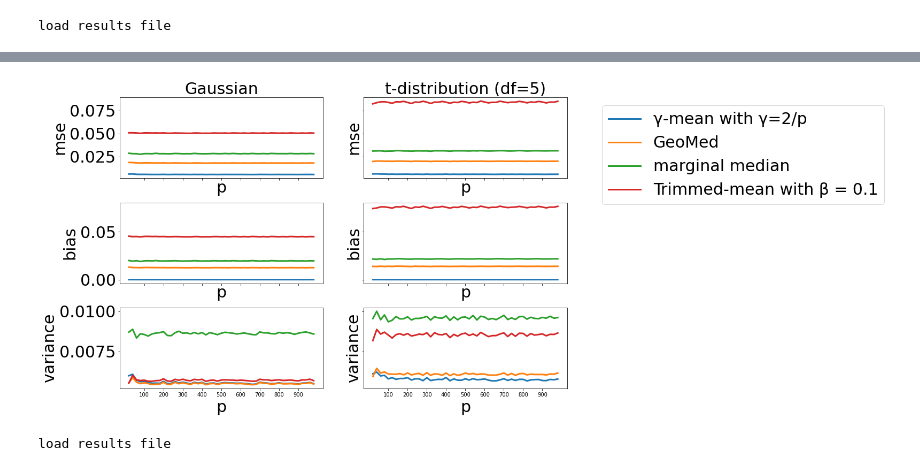
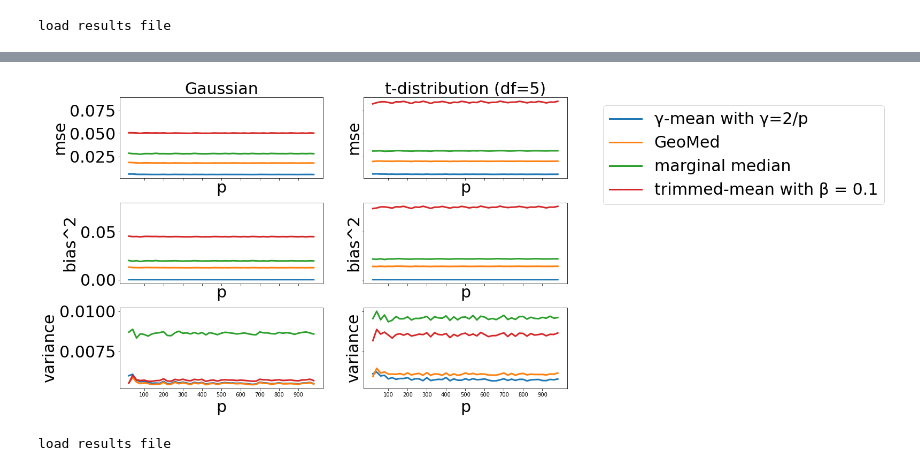
Before and after one commit to CenjhihLi/robust_federated_learning, a Jupyter notebook: aggreagtors_simulation.ipynb, the cells around one changed output, grey strips where cells are left out. Saved outputs shown, nothing was run; the diff lists cells and outputs as text; code cells hidden in the pictures.

```diff
--- a/aggreagtors_simulation.ipynb
+++ b/aggreagtors_simulation.ipynb
@@ -70,7 +73,7 @@ def bias(y_pred, y_true):
     y_true: (p,)
     """
     return np.square(np.subtract(np.mean(y_pred, axis = 0),y_true)).mean()
-bias.__name__="bias"
+bias.__name__="bias^2"
 
 def mse(y_pred, y_true):
     """
@@ -403,31 +404,31 @@ fig.savefig('plot/scenario1_alpha_01.png', format='png', bbox_inches='tight')
 # %%
 #plot the comparison of aggregators
 fig, axs = plt.subplots(3, 2, figsize=(15, 10), sharex=True, sharey='row',  gridspec_kw={'hspace': 0.3, 'wspace': 0.2})
 (ax1, ax2),  (ax3, ax4), (ax5, ax6)= axs
 
 ax1.set_title("Gaussian")
 ax2.set_title('t-distribution (df=5)')
 right = [ax2, ax4, ax6]
 
 for i, metric in enumerate(metrics):
   for j, dist in enumerate(dist_list):
     ax = axs[i][j]
     for method in ["gamma","geo","median","trim"]:
       r = results[dist][method][i,:]
       ax.plot(p_range, r, label = method, linewidth = linewidth)
       ax.set_xlabel('p')
       ax.set_xticks(p_range[np.arange(4,len(p_range),5)])
     ax.set_ylabel(metric.__name__)
 ax = right[0]
   #method_list is ["mean","median","gamma","geo","trim"] need to use the same order
-ax.legend(labels=['\u03B3-mean with \u03B3=2/p', 'GeoMed', 'marginal median', 'Trimmed-mean with \u03B2 = {}'.format(beta)],
+ax.legend(labels=['\u03B3-mean with \u03B3=2/p', 'GeoMed', 'marginal median', 'trimmed-mean with \u03B2 = {}'.format(beta)],
             loc='upper right',bbox_to_anchor=(2.6,1.0))
 fig.tight_layout()
 plt.show()
 
 fig.savefig('plot/scenario1_alpha_01_zoomin.png', format='png', bbox_inches='tight')
 # %% [output]
-[figure, old version]
+[figure, new version]
 # %%
 """
 Scenario 2
```
Also changed, not shown: parts of 14 cells of this notebook, 9 other files.
